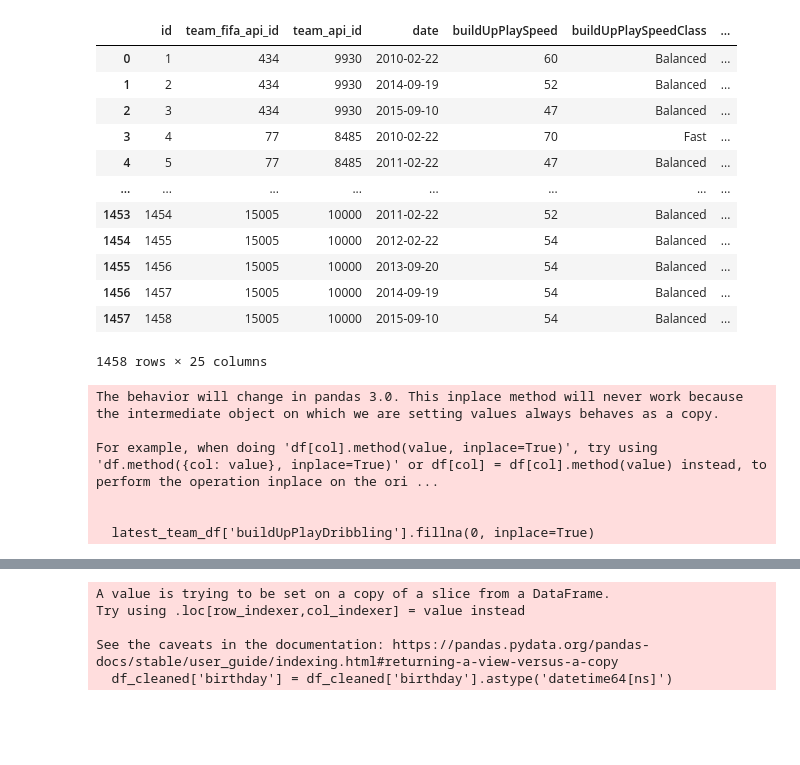
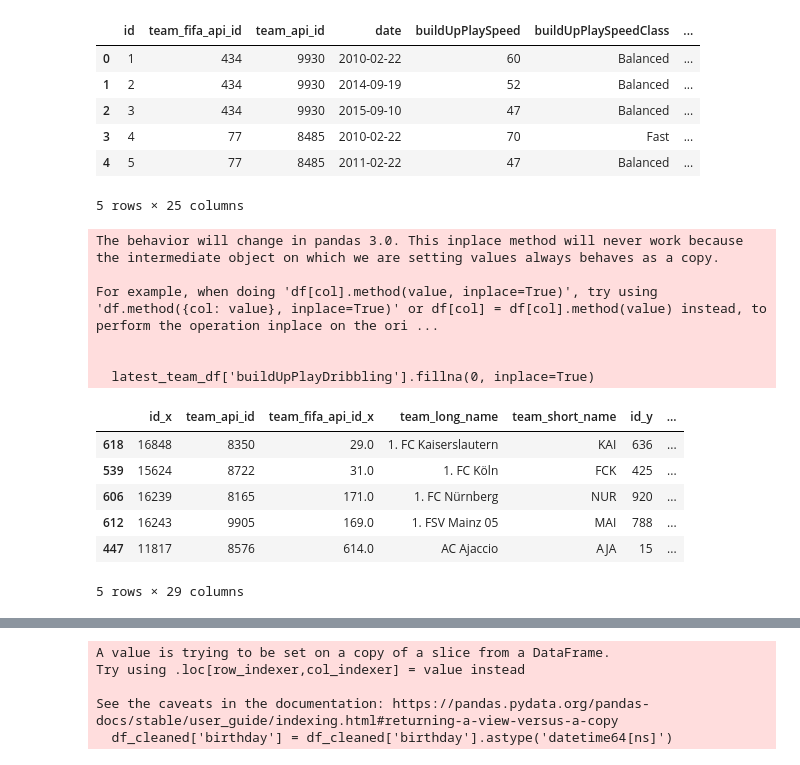
Before and after one commit to rdeshir10/Fifa_Analysis, a Jupyter notebook: football.ipynb, the cells around one changed output, grey strips where cells are left out. Saved outputs shown, nothing was run; the diff lists cells and outputs as text; code cells hidden in the pictures; blank space fills up the shorter version.

```diff
--- a/football.ipynb
+++ b/football.ipynb
@@ -12,22 +12,16 @@ df_player_gamestats = pd.read_csv('Resources/final_data.csv')
 # %%
 #Getting distinct values based on latest date of recorded statistics of each Team.
 df_team_att['date'] = pd.to_datetime(df_team_att['date'])
 df_team_att['date'].dt.date
-df_team_att
+df_team_att.head()
 # %% [output]
 |  | id | team_fifa_api_id | team_api_id | date | buildUpPlaySpeed | buildUpPlaySpeedClass | ... |
 | 0 | 1 | 434 | 9930 | 2010-02-22 | 60 | Balanced | ... |
 | 1 | 2 | 434 | 9930 | 2014-09-19 | 52 | Balanced | ... |
 | 2 | 3 | 434 | 9930 | 2015-09-10 | 47 | Balanced | ... |
 | 3 | 4 | 77 | 8485 | 2010-02-22 | 70 | Fast | ... |
 | 4 | 5 | 77 | 8485 | 2011-02-22 | 47 | Balanced | ... |
-| ... | ... | ... | ... | ... | ... | ... | ... |
-| 1453 | 1454 | 15005 | 10000 | 2011-02-22 | 52 | Balanced | ... |
-| 1454 | 1455 | 15005 | 10000 | 2012-02-22 | 54 | Balanced | ... |
-| 1455 | 1456 | 15005 | 10000 | 2013-09-20 | 54 | Balanced | ... |
-| 1456 | 1457 | 15005 | 10000 | 2014-09-19 | 54 | Balanced | ... |
-| 1457 | 1458 | 15005 | 10000 | 2015-09-10 | 54 | Balanced | ... |
-1458 rows × 25 columns
+5 rows × 25 columns
 # %%
 # Merging Team information data with Team Attibutes
 df_team_combined = pd.merge(df_team, df_team_att, how='inner', on='team_api_id')
@@ -36,8 +30,9 @@ df_team_combined = pd.merge(df_team, df_team_att, how='inner', on='team_api_id')
 latest_indices = df_team_combined.groupby('team_long_name')['date'].idxmax()
 latest_team_df = df_team_combined.loc[latest_indices]
 
-# Replacing Null Values using Fillna , Replacing Buildup play dribbling with 0 where class is "Little"
+# Replacing Null Values using Fillna , Replacing Buildup play dribbling with 0 where class is "Little" indicating that the team does little to no dribling in the build up phase
 latest_team_df['buildUpPlayDribbling'].fillna(0, inplace=True)
+latest_team_df.head()
 # %% [output]
 The behavior will change in pandas 3.0. This inplace method will never work because the intermediate object on which we are setting values always behaves as a copy.
 
@@ -45,6 +40,13 @@ For example, when doing 'df[col].method(value, inplace=True)', try using 'df.met
 
 
   latest_team_df['buildUpPlayDribbling'].fillna(0, inplace=True)
+|  | id_x | team_api_id | team_fifa_api_id_x | team_long_name | team_short_name | id_y | ... |
+| 618 | 16848 | 8350 | 29.0 | 1. FC Kaiserslautern | KAI | 636 | ... |
+| 539 | 15624 | 8722 | 31.0 | 1. FC Köln | FCK | 425 | ... |
+| 606 | 16239 | 8165 | 171.0 | 1. FC Nürnberg | NUR | 920 | ... |
+| 612 | 16243 | 9905 | 169.0 | 1. FSV Mainz 05 | MAI | 788 | ... |
+| 447 | 11817 | 8576 | 614.0 | AC Ajaccio | AJA | 15 | ... |
+5 rows × 29 columns
 # %%
 # Defining function to extract the last name from dataframes to have a common element for merging.
 def extract_last_name(name):
```
Also changed, not shown: parts of 14 cells of this notebook, 1 other file.
